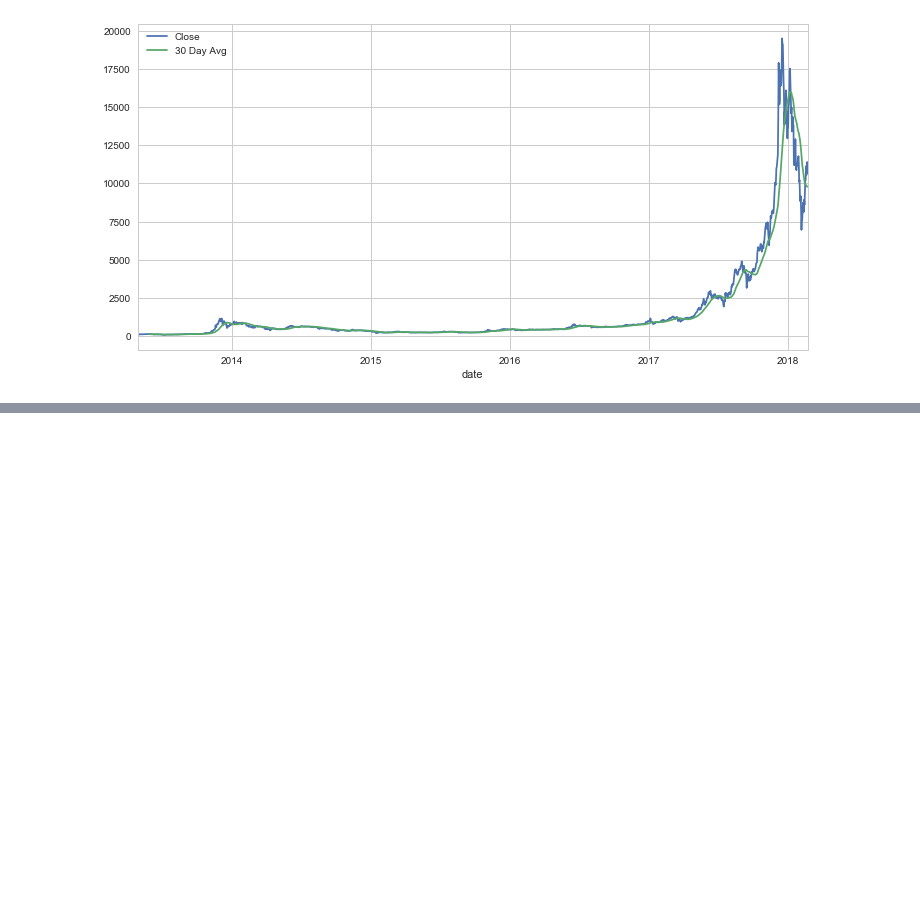
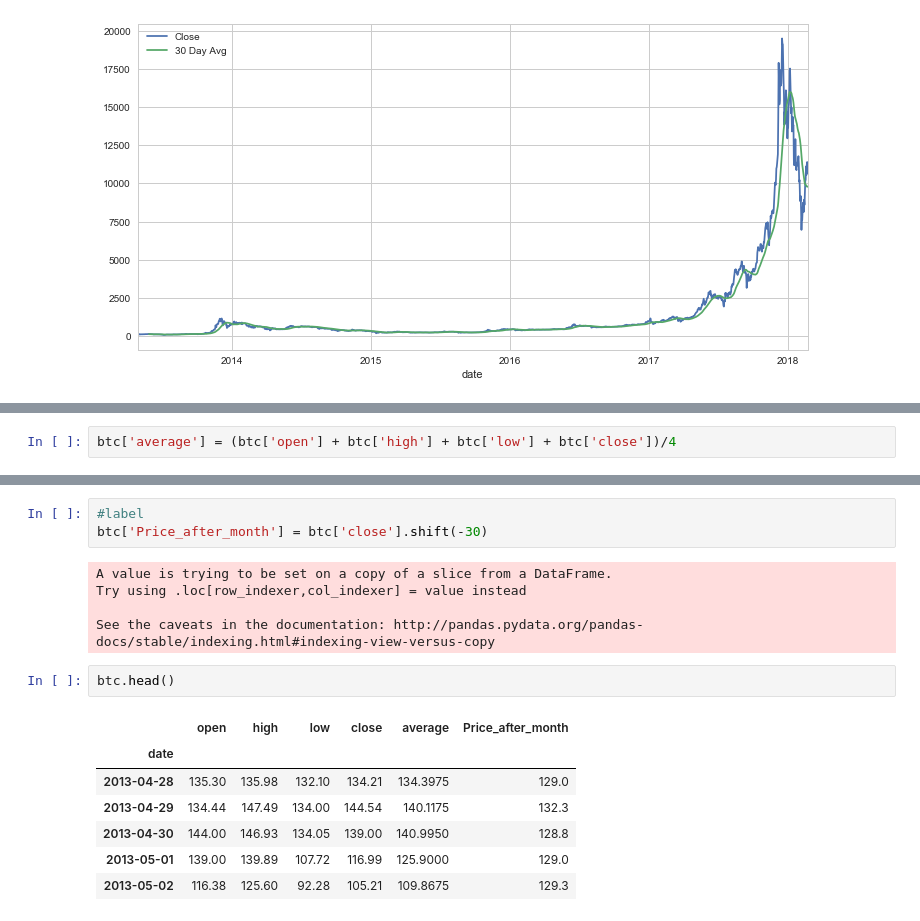
Before and after one commit to vishalvb/Kaggle, a Jupyter notebook: bitcoin_price_prediction/bitcoin_prediction.ipynb, the cells around one changed output, grey strips where cells are left out. Cells and saved outputs as stored; diff of their text form; blank space fills up the shorter version.

```diff
--- a/bitcoin_price_prediction/bitcoin_prediction.ipynb
+++ b/bitcoin_price_prediction/bitcoin_prediction.ipynb
@@ -237,0 +240,2 @@ plt.legend()
+# %%
+btc['average'] = (btc['open'] + btc['high'] + btc['low'] + btc['close'])/4
@@ -237,0 +258,18 @@ plt.legend()
+# %%
+#label
+btc['Price_after_month'] = btc['close'].shift(-30)
+# %% [output]
+A value is trying to be set on a copy of a slice from a DataFrame.
+Try using .loc[row_indexer,col_indexer] = value instead
+
+See the caveats in the documentation: http://pandas.pydata.org/pandas-docs/stable/indexing.html#indexing-view-versus-copy
+# %%
+btc.head()
+# %% [output]
+|  | open | high | low | close | average | Price_after_month |
+| date |  |  |  |  |  |  |
+| 2013-04-28 | 135.30 | 135.98 | 132.10 | 134.21 | 134.3975 | 129.0 |
+| 2013-04-29 | 134.44 | 147.49 | 134.00 | 144.54 | 140.1175 | 132.3 |
+| 2013-04-30 | 144.00 | 146.93 | 134.05 | 139.00 | 140.9950 | 128.8 |
+| 2013-05-01 | 139.00 | 139.89 | 107.72 | 116.99 | 125.9000 | 129.0 |
+| 2013-05-02 | 116.38 | 125.60 | 92.28 | 105.21 | 109.8675 | 129.3 |
```
Also changed, not shown: parts of 6 cells of this notebook.
